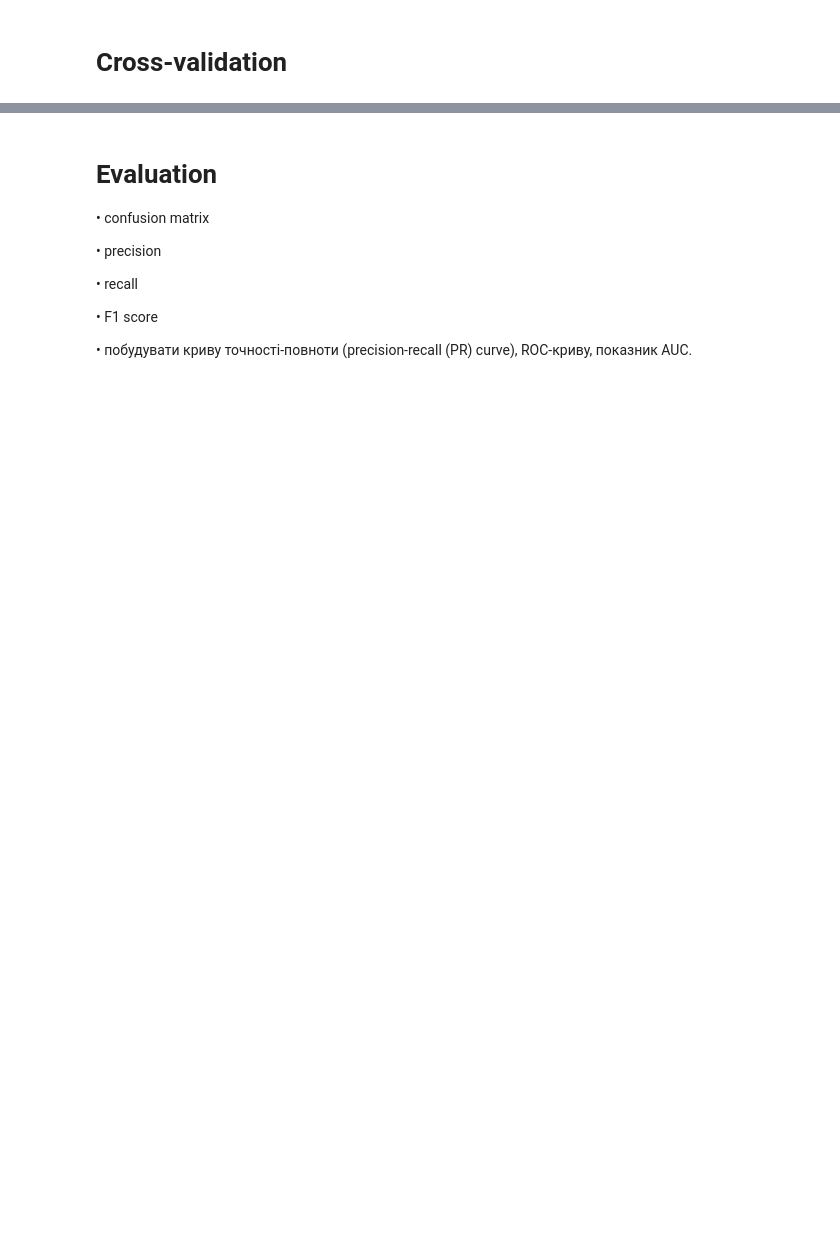
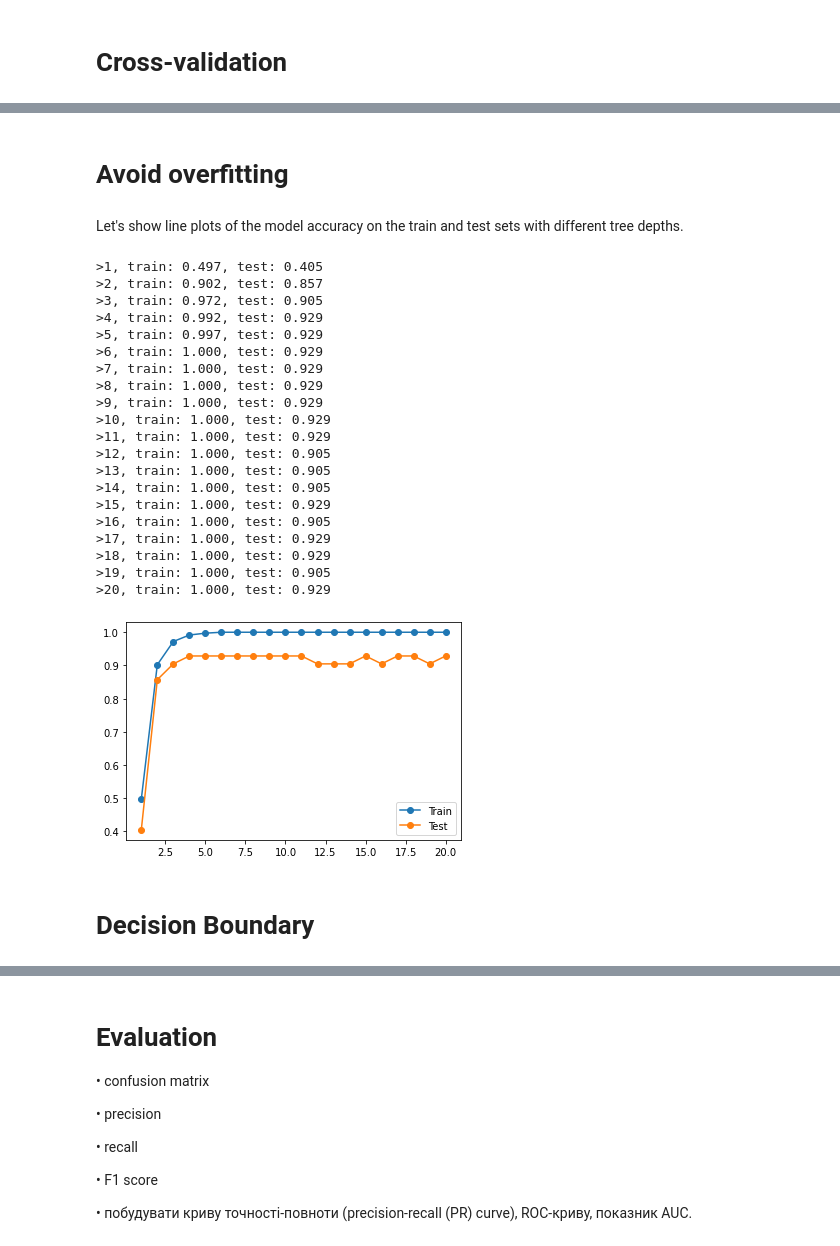
Before and after one commit to Teasotea/IASA_IntelectualDataAnalysis, a Jupyter notebook: lab3/IAD_Lab3_datasetA.ipynb, the cells around one changed output, grey strips where cells are left out. Drawn from its saved outputs; the diff is of its cells as text; code cells hidden in the pictures; blank space fills up the shorter version.

```diff
--- a/lab3/IAD_Lab3_datasetA.ipynb
+++ b/lab3/IAD_Lab3_datasetA.ipynb
@@ -174,0 +284,4 @@ print(accuracy.mean())
+# %% [markdown]
+# Avoid overfitting
+# %% [markdown]
+Let's show line plots of the model accuracy on the train and test sets with different tree depths.
@@ -174,0 +291,45 @@ print(accuracy.mean())
+# %%
+train_scores, test_scores = list(), list()
+
+for i in values:
+	model_f = DecisionTreeClassifier(max_depth=i)
+	model_f.fit(X_Train, y_Train)
+	train_yhat = model_f.predict(X_Train)
+	train_acc = accuracy_score(y_Train, train_yhat)
+	train_scores.append(train_acc)
+
+	test_yhat = model_f.predict(X_Test)
+	test_acc = accuracy_score(y_Test, test_yhat)
+	test_scores.append(test_acc)
+
+	print('>%d, train: %.3f, test: %.3f' % (i, train_acc, test_acc))
+
+
+plt.plot(values, train_scores, '-o', label='Train')
+plt.plot(values, test_scores, '-o', label='Test')
+plt.legend()
+plt.show()
+# %% [output]
+>1, train: 0.497, test: 0.405
+>2, train: 0.902, test: 0.857
+>3, train: 0.972, test: 0.905
+>4, train: 0.992, test: 0.929
+>5, train: 0.997, test: 0.929
+>6, train: 1.000, test: 0.929
+>7, train: 1.000, test: 0.929
+>8, train: 1.000, test: 0.929
+>9, train: 1.000, test: 0.929
+>10, train: 1.000, test: 0.929
+>11, train: 1.000, test: 0.929
+>12, train: 1.000, test: 0.905
+>13, train: 1.000, test: 0.905
+>14, train: 1.000, test: 0.905
+>15, train: 1.000, test: 0.929
+>16, train: 1.000, test: 0.905
+>17, train: 1.000, test: 0.929
+>18, train: 1.000, test: 0.929
+>19, train: 1.000, test: 0.905
+>20, train: 1.000, test: 0.929
+[figure, added]
+# %% [markdown]
+# Decision Boundary
```
Also changed, not shown: parts of 34 cells of this notebook.
